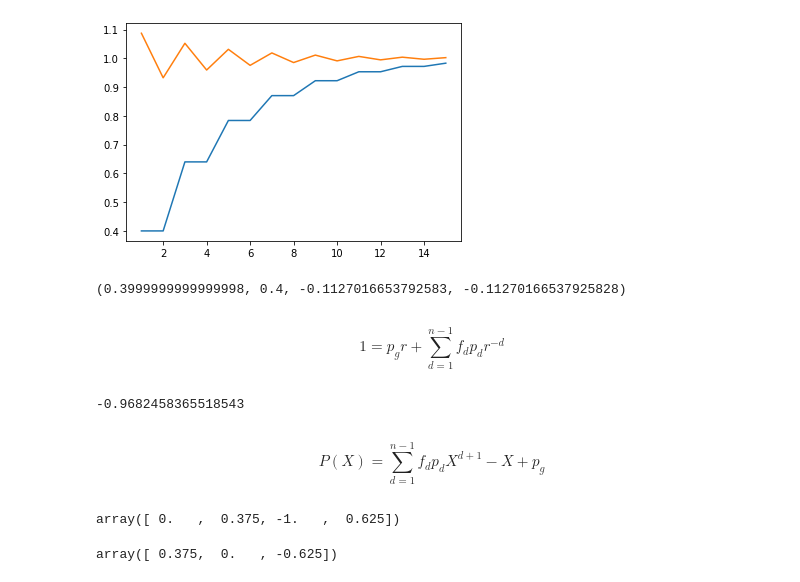
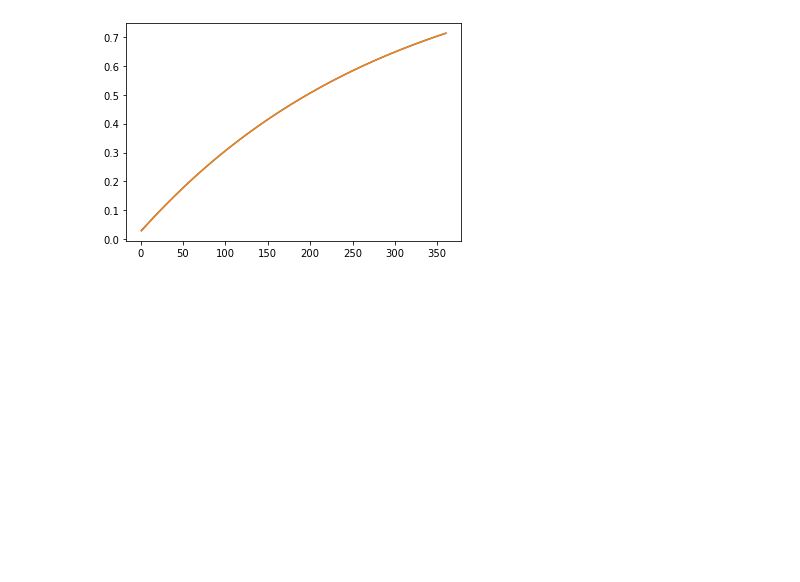
Before and after one commit to jeanHeibig/casinoRoulette, a Jupyter notebook: model2/q_theorique.ipynb, the cells around one changed output. Saved outputs shown, nothing was run; the diff lists cells and outputs as text; code cells hidden in the pictures; blank space fills up the shorter version.

```diff
--- a/model2/q_theorique.ipynb
+++ b/model2/q_theorique.ipynb
@@ -5,51 +5,43 @@ import numpy as np
 np.random.seed(0)
 
 
-N = 1000  # Nombre de tours de roulette
-M = 1000  # Nombre de trajectoires
 z = 1  # Nombre de zéros
 
 # n = 36  # Nombre de numéros (zéros exclus)
+# M = 1000  # Nombre de trajectoires
+# N = 1000  # Nombre de tours de roulette
 # f = np.zeros(n)
 # f[1], f[2], f[5], f[8], f[11], f[17], f[35] = 6, 9, 22, 24, 26, 60, 37
 
-n = 3  # Nombre de numéros (zéros exclus)
+n = 36  # Nombre de numéros (zéros exclus)
+M = 100  # Nombre de trajectoires
+N = 200000  # Nombre de tours de roulette
 f = np.zeros(n)
-f[1], f[2] = 1, 0
+f[1], f[2], f[5], f[8], f[11], f[17], f[35] = 6, 9, 22, 24, 26, 60, 37
 
 f /= np.sum(f)
 
 p = lambda d: n / (n + z) / (d + 1)
 p_g = 1 - f @ p(np.arange(n))
 
 c = np.vectorize(lambda l: f[l:] @ p(np.arange(l, n)))
-Q = np.append(c(np.arange(1, n)), -p_g)
+P = np.vectorize(lambda r: p_g * r + (f[1:] * p(np.arange(1, n))) @ (1 / r) ** np.arange(1, n))
+Q = np.append(c(np.arange(n - 1, 0, -1)), -p_g)
 x = np.roots(Q)
 r = 1 / x
 
 V = np.vander(x)
-mu = -np.ones(n - 1) @ np.linalg.inv(V)
+mu = -np.ones(x.shape) @ np.linalg.inv(V)
 mu_real = -np.real(np.exp(np.sum(np.log((1 - x[:-1]) / (x[-1] - x[:-1])))))  # Quick leading term
 
 q = np.vectorize(lambda k: 1 + np.real(mu @ r ** k))
 
-k = np.arange(1, 5 * n + 1)
+k = np.arange(1, 10 * n + 1)
+k_half = 1 + int(np.log(-1 / 2 / mu_real) / np.log(np.real(r[-1])))
 q_k = q(k)
 
 plt.plot(k, q_k)
 plt.plot(k, 1 + mu_real * np.real(r[-1]) ** k)
 plt.show()
-
-float(q(1)), z / (n + z) / p_g, np.real(mu[-1]), mu_real
 # %% [output]
-[figure, old version]
+[figure, new version]
-(0.3999999999999998, 0.4, -0.1127016653792583, -0.11270166537925828)
-# %% [markdown]
-$$1 = p_{g} r + \sum_{d = 1}^{n - 1} f_{d} p_{d} r^{-d}$$
-# %%
-P = lambda r: p_g * r + (f[1:] * p(np.arange(1, n))) @ (1 / r) ** np.arange(1, n)
-P(r[1])
-# %% [output]
--0.9682458365518543
-# %% [markdown]
-$$P(X) = \sum_{d = 1}^{n - 1} f_{d} p_{d} X^{d + 1} - X + p_{g}$$
@@ -58,8 +47,0 @@ X = np.roots(np.append(f[np.arange(n - 1, 0, -1)] * p(np.arange(n - 1, 0, -1)),
-# %%
-np.append(f[np.arange(n - 1, 0, -1)] * p(np.arange(n - 1, 0, -1)), np.array([-1, p_g]))
-# %% [output]
-array([ 0.   ,  0.375, -1.   ,  0.625])
-# %%
-Q
-# %% [output]
-array([ 0.375,  0.   , -0.625])
```
Also changed, not shown: parts of 9 cells of this notebook.
